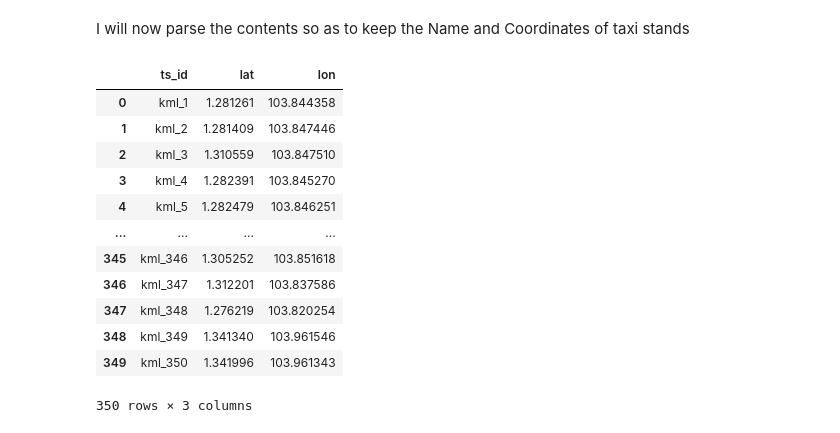
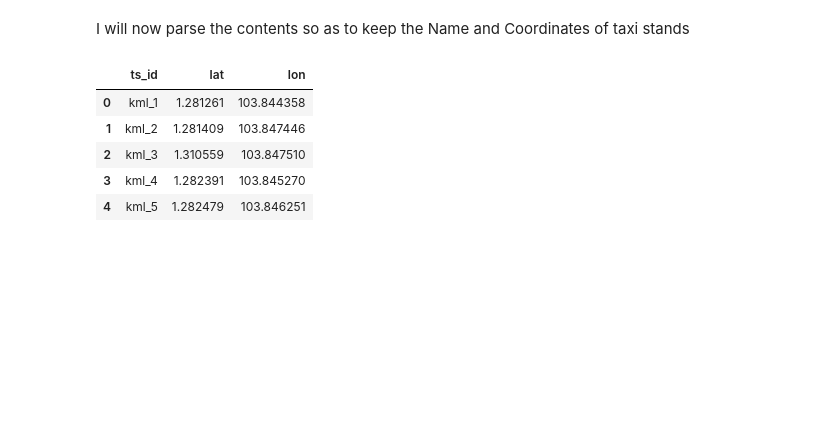
Before and after one commit to alealejandro1/taxi_compass, a Jupyter notebook: notebooks/Alejandro_taxi_compass.ipynb, the cells around one changed output. Saved outputs shown, nothing was run; the diff lists cells and outputs as text; code cells hidden in the pictures; blank space fills up the shorter version.

```diff
--- a/notebooks/Alejandro_taxi_compass.ipynb
+++ b/notebooks/Alejandro_taxi_compass.ipynb
@@ -351,21 +356,15 @@ I will now parse the contents so as to keep the Name and Coordinates of taxi sta
 # %%
 taxi_stands_dict = []
 
 for ts in taxi_stands_json['features']:
     taxi_stands_dict.append( {'ts_id':ts['properties']['Name'],'lat':ts['geometry']['coordinates'][1] ,
                                                 'lon':ts['geometry']['coordinates'][0]})
-pd.DataFrame(taxi_stands_dict)
+ts_df = pd.DataFrame(taxi_stands_dict)
+ts_df.head()
 # %% [output]
 |  | ts_id | lat | lon |
 | 0 | kml_1 | 1.281261 | 103.844358 |
 | 1 | kml_2 | 1.281409 | 103.847446 |
 | 2 | kml_3 | 1.310559 | 103.847510 |
 | 3 | kml_4 | 1.282391 | 103.845270 |
 | 4 | kml_5 | 1.282479 | 103.846251 |
-| ... | ... | ... | ... |
-| 345 | kml_346 | 1.305252 | 103.851618 |
-| 346 | kml_347 | 1.312201 | 103.837586 |
-| 347 | kml_348 | 1.276219 | 103.820254 |
-| 348 | kml_349 | 1.341340 | 103.961546 |
-| 349 | kml_350 | 1.341996 | 103.961343 |
-350 rows × 3 columns
```
Also changed, not shown: parts of 19 cells of this notebook.
